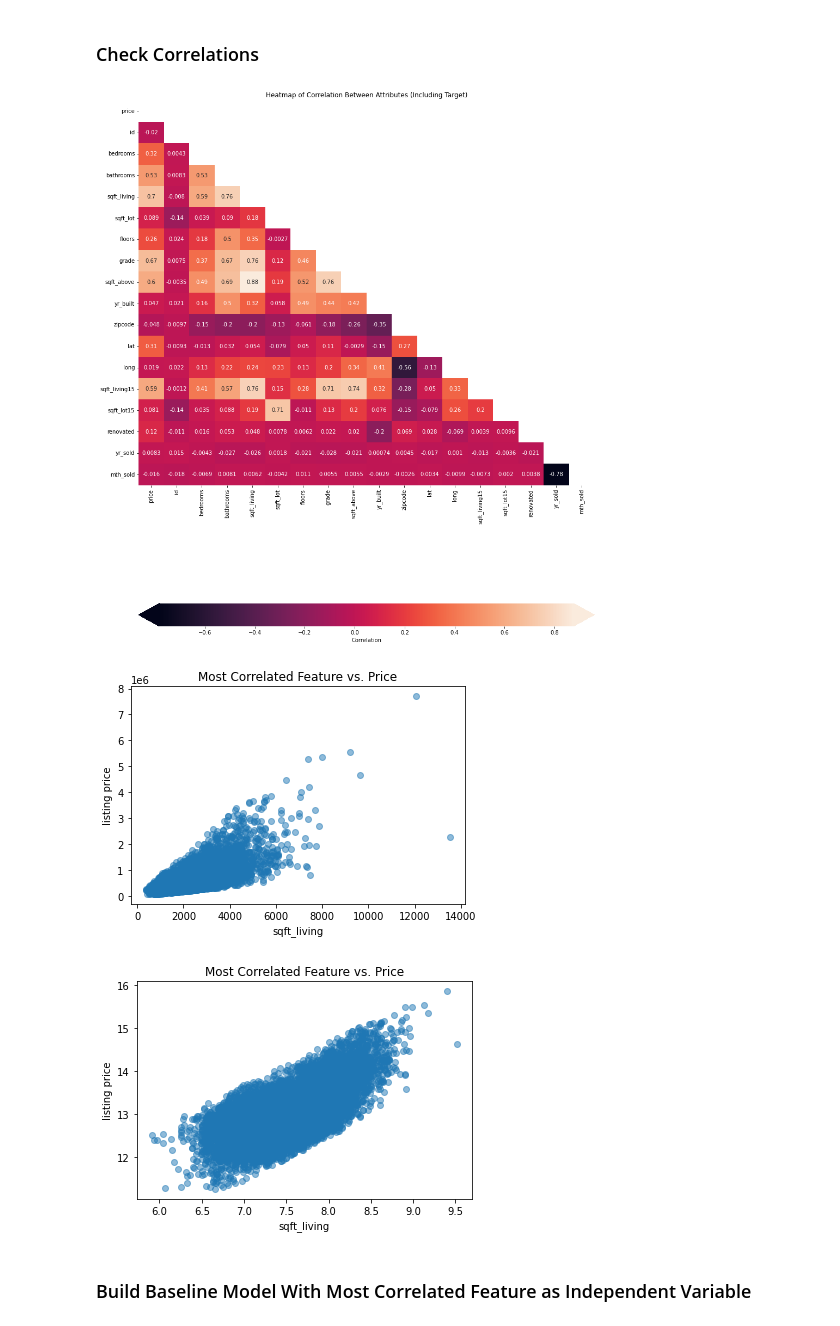
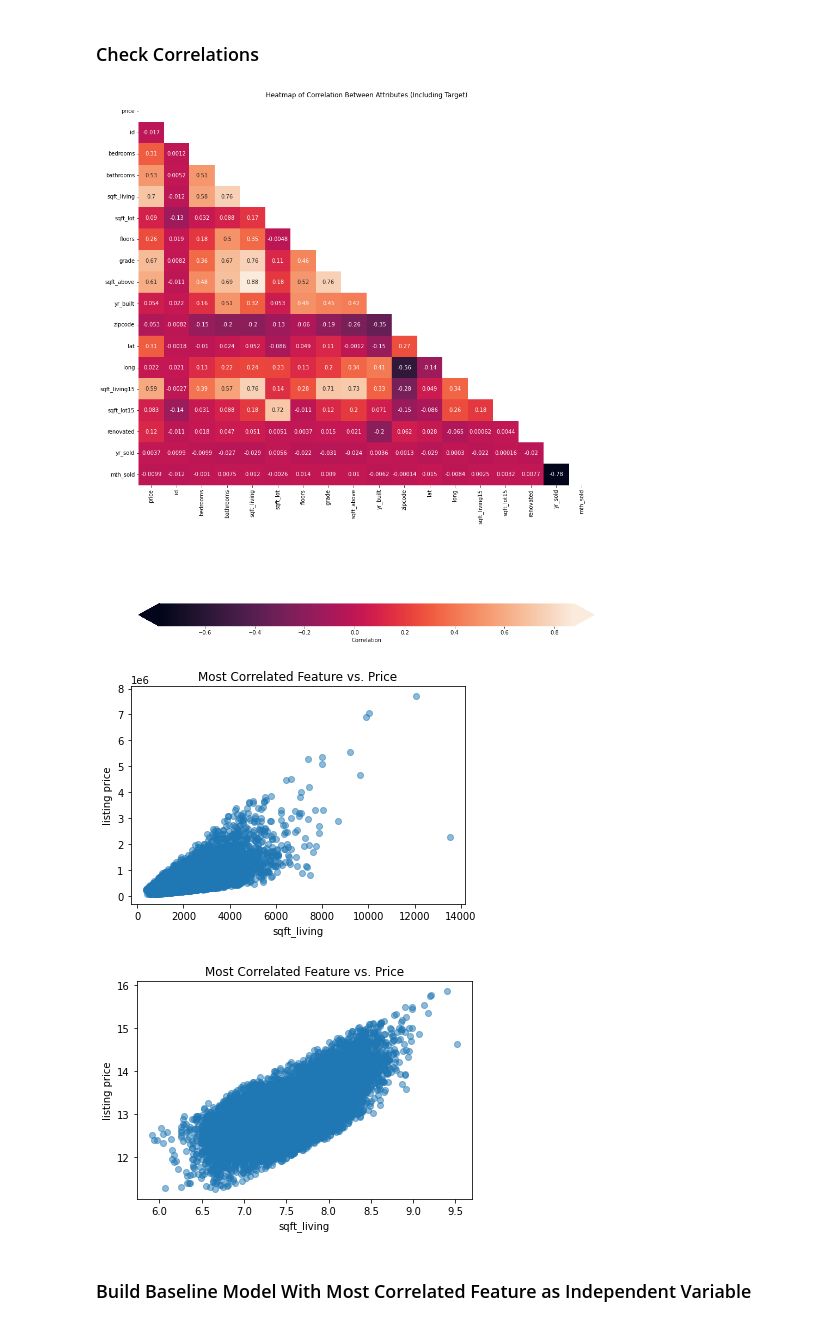
Before and after one commit to ntdoris/dsc-phase-2-project-v2-3, a Jupyter notebook: student.ipynb, the cells around one changed output. Drawn from its saved outputs; the diff is of its cells as text; code cells hidden in the pictures.

```diff
--- a/student.ipynb
+++ b/student.ipynb
@@ -237,47 +247,42 @@ y_train is a Series with 16197 values
 ### Check Correlations
 # %%
 # Create a df with the target as the first column, then compute the correlation matrix
-
-heatmap_data = pd.concat([y_train, X_train], axis=1)
+heatmap_data = pd.concat([y, X], axis=1)
 corr = heatmap_data.corr()
 
-# Set up figure and axes
+# Plot a heatmap of the correlation matrix, with both numbers and colors indicating the correlations
 fig, ax = plt.subplots(figsize=(15, 20))
 
-# Plot a heatmap of the correlation matrix, with both numbers and colors indicating the correlations
 sns.heatmap(data=corr, mask=np.triu(np.ones_like(corr, dtype=bool)), ax=ax,
     annot=True, cbar_kws={"label": "Correlation", "orientation": "horizontal",
                           "pad": .2, "extend": "both"})
 
-# Customize the plot appearance
 ax.set_title("Heatmap of Correlation Between Attributes (Including Target)");
 # %% [output]
-[figure, old version]
+[figure, new version]
 # %%
 most_correlated_feature = 'sqft_living'
 
 fig, ax = plt.subplots()
 
-ax.scatter(X_train[most_correlated_feature], y_train, alpha=0.5)
+ax.scatter(X[most_correlated_feature], y, alpha=0.5)
 ax.set_xlabel(most_correlated_feature)
 ax.set_ylabel("listing price")
 ax.set_title("Most Correlated Feature vs. Price");
 
-# fairly linear, but i suspect a log transformation will improve the linearity
+# decently linear, but I suspect a log transformation will improve the linearity
 # %% [output]
-[figure, old version]
+[figure, new version]
 # %%
-most_correlated_feature = 'sqft_living'
-
 fig, ax = plt.subplots()
 
-ax.scatter(np.log(X_train[most_correlated_feature]), np.log(y_train), alpha=0.5)
+ax.scatter(np.log(X[most_correlated_feature]), np.log(y), alpha=0.5)
 ax.set_xlabel(most_correlated_feature)
 ax.set_ylabel("listing price")
 ax.set_title("Most Correlated Feature vs. Price");
 
 # very linear after log transformation
 # %% [output]
-[figure, old version]
+[figure, new version]
 # %% [markdown]
 ### Build Baseline Model With Most Correlated Feature as Independent Variable
```
Also changed, not shown: parts of 67 cells of this notebook.
